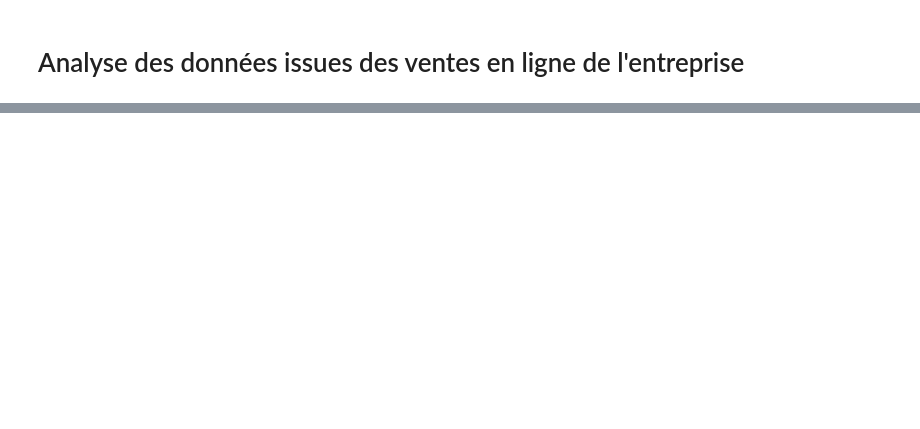
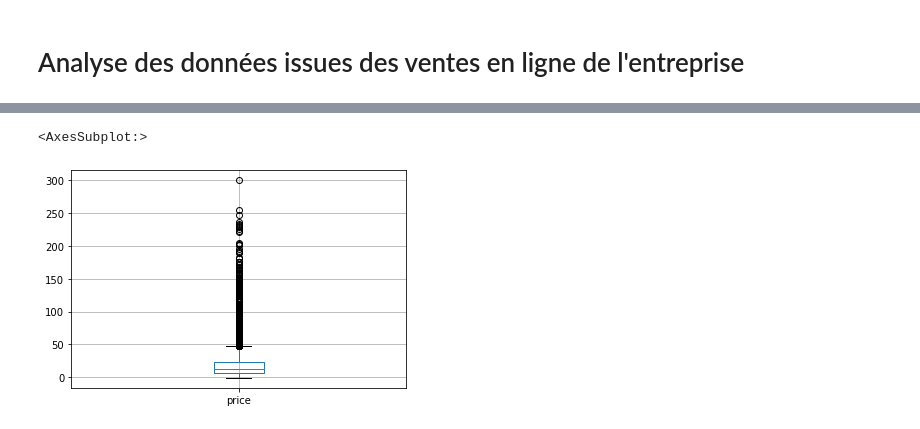
Before and after one commit to lilifull/Brief_7, a Jupyter notebook: Analyse_Librairie.ipynb, the cells around one changed output, grey strips where cells are left out. Saved outputs shown, nothing was run; the diff lists cells and outputs as text; code cells hidden in the pictures; blank space fills up the shorter version.

```diff
--- a/Analyse_Librairie.ipynb
+++ b/Analyse_Librairie.ipynb
@@ -10,0 +200,5 @@ Mission n° 1 : Nettoyage des données
+# %%
+df_produit[['price']].boxplot()
+# %% [output]
+<AxesSubplot:>
+[figure, added]
```
Also changed, not shown: parts of 31 cells of this notebook.
